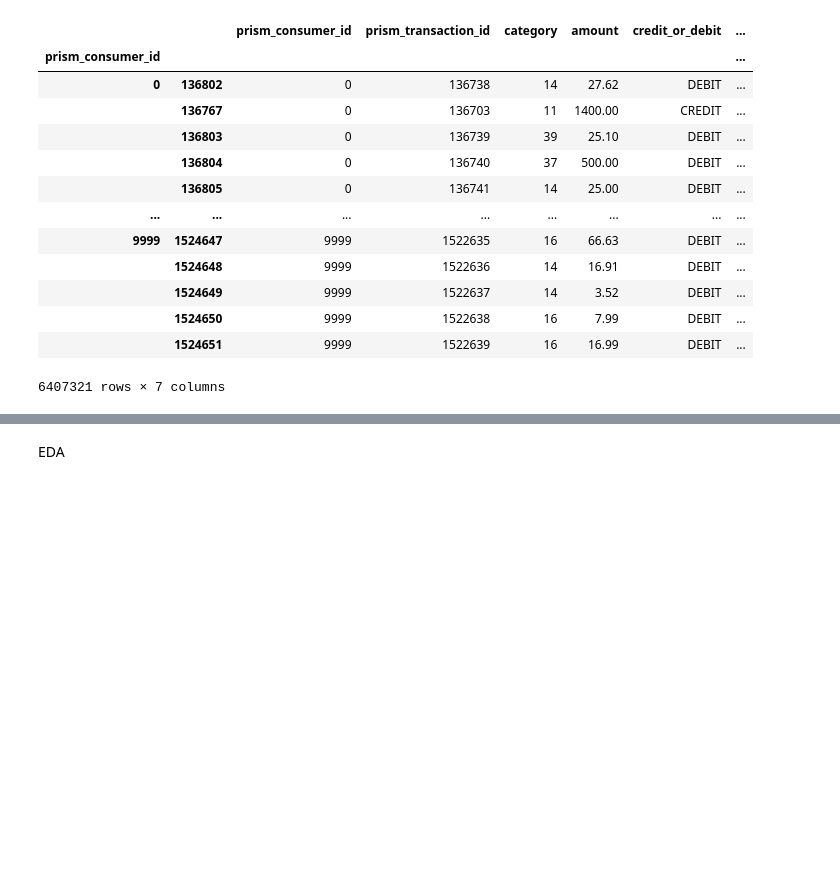
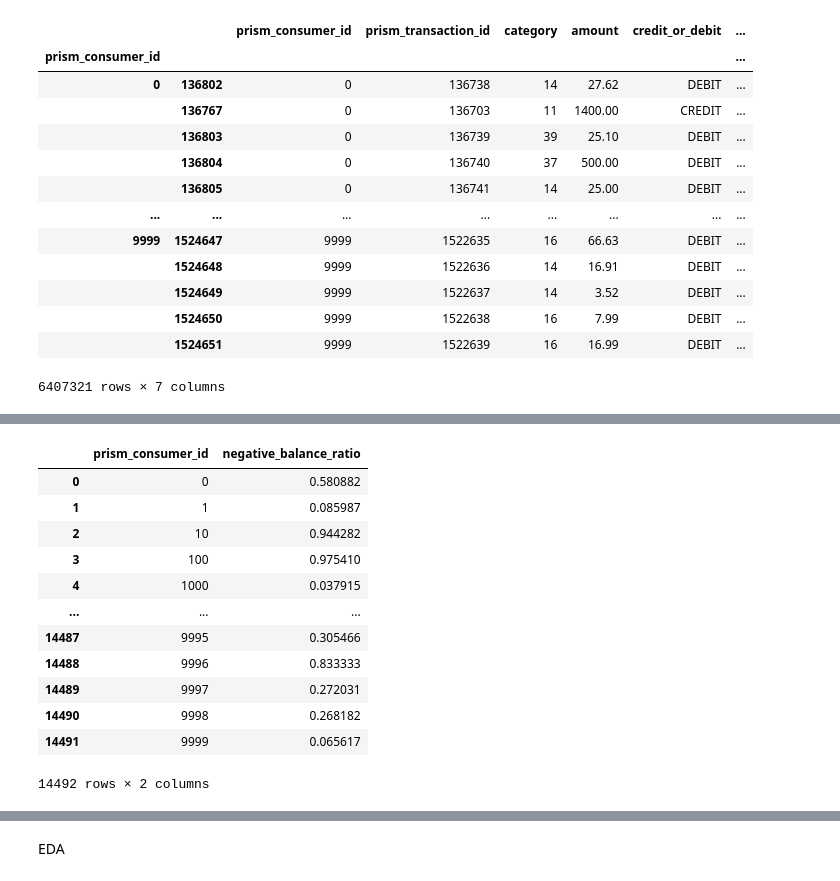
Before and after one commit to hillarychang/dsc180b-capstone-q2, a Jupyter notebook: src/notebooks/hillary_q2.ipynb, the cells around one changed output, grey strips where cells are left out. Drawn from its saved outputs; the diff is of its cells as text; code cells hidden in the pictures; blank space fills up the shorter version.

```diff
--- a/src/notebooks/hillary_q2.ipynb
+++ b/src/notebooks/hillary_q2.ipynb
@@ -763,0 +843,16 @@ transactions_with_balances
+# %%
+negative_balance_ratio
+# %% [output]
+|  | prism_consumer_id | negative_balance_ratio |
+| 0 | 0 | 0.580882 |
+| 1 | 1 | 0.085987 |
+| 2 | 10 | 0.944282 |
+| 3 | 100 | 0.975410 |
+| 4 | 1000 | 0.037915 |
+| ... | ... | ... |
+| 14487 | 9995 | 0.305466 |
+| 14488 | 9996 | 0.833333 |
+| 14489 | 9997 | 0.272031 |
+| 14490 | 9998 | 0.268182 |
+| 14491 | 9999 | 0.065617 |
+14492 rows × 2 columns
```
Also changed, not shown: parts of 14 cells of this notebook.
